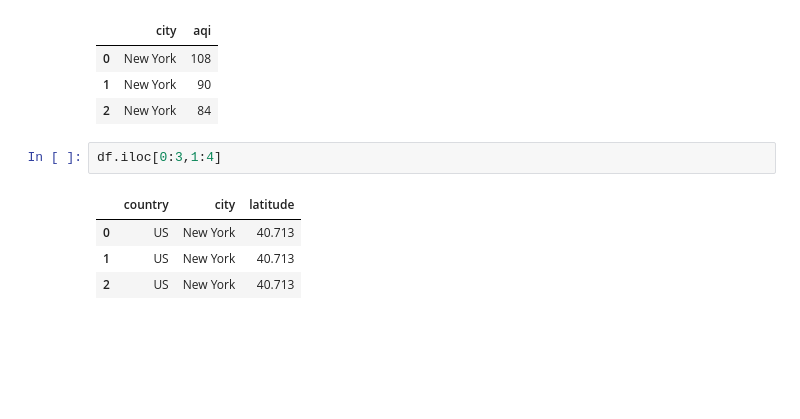
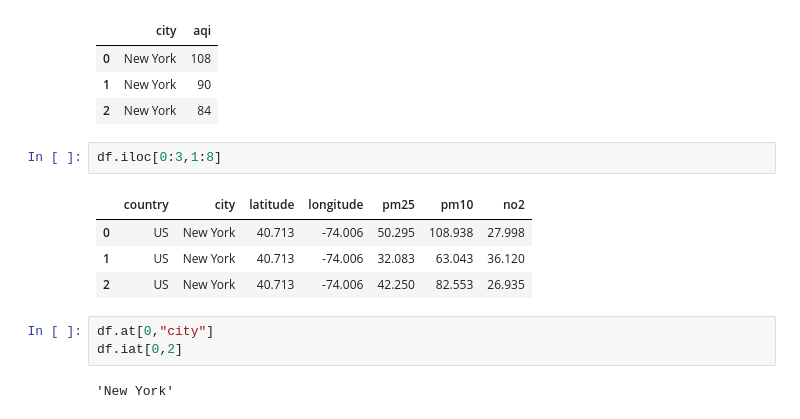
Before and after one commit to NandanNayak-dev/PrimeClasses, a Jupyter notebook: pandas2.ipynb, the cells around one changed output. Saved outputs shown, nothing was run; the diff lists cells and outputs as text; blank space fills up the shorter version.

```diff
--- a/pandas2.ipynb
+++ b/pandas2.ipynb
@@ -54,9 +54,14 @@ df.loc[0:2,["city","aqi"]]
 | 1 | New York | 90 |
 | 2 | New York | 84 |
 # %%
-df.iloc[0:3,1:4]
+df.iloc[0:3,1:8]
 # %% [output]
-|  | country | city | latitude |
-| 0 | US | New York | 40.713 |
-| 1 | US | New York | 40.713 |
-| 2 | US | New York | 40.713 |
+|  | country | city | latitude | longitude | pm25 | pm10 | no2 |
+| 0 | US | New York | 40.713 | -74.006 | 50.295 | 108.938 | 27.998 |
+| 1 | US | New York | 40.713 | -74.006 | 32.083 | 63.043 | 36.120 |
+| 2 | US | New York | 40.713 | -74.006 | 42.250 | 82.553 | 26.935 |
+# %%
+df.at[0,"city"]
+df.iat[0,2]
+# %% [output]
+'New York'
```
Also changed, not shown: parts of 3 cells of this notebook.
